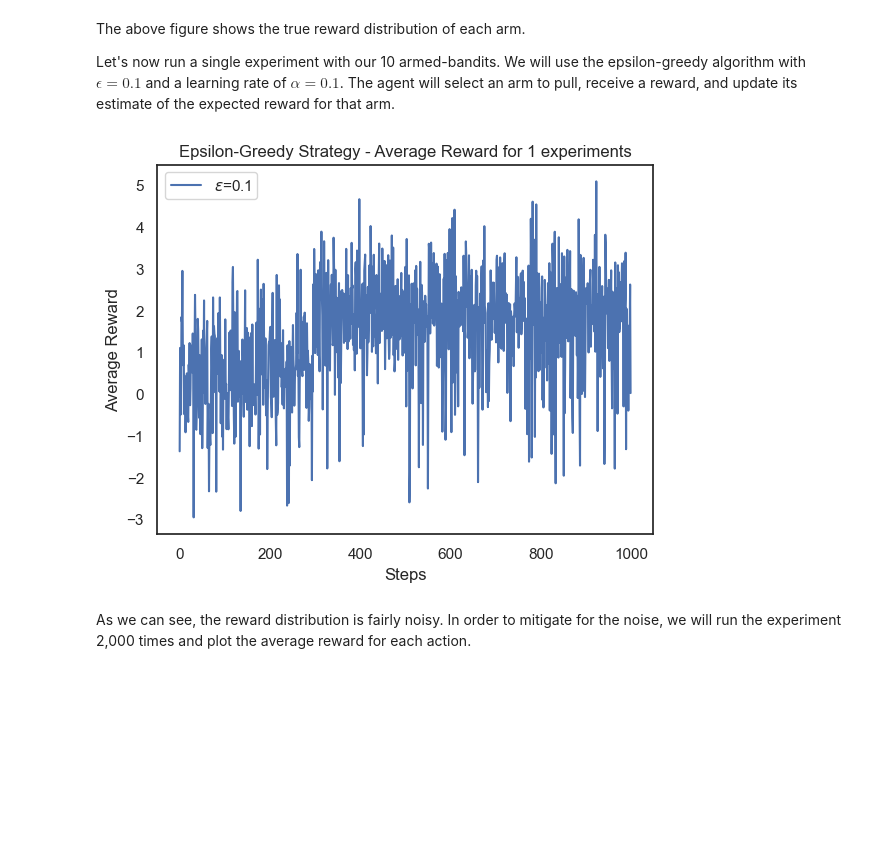
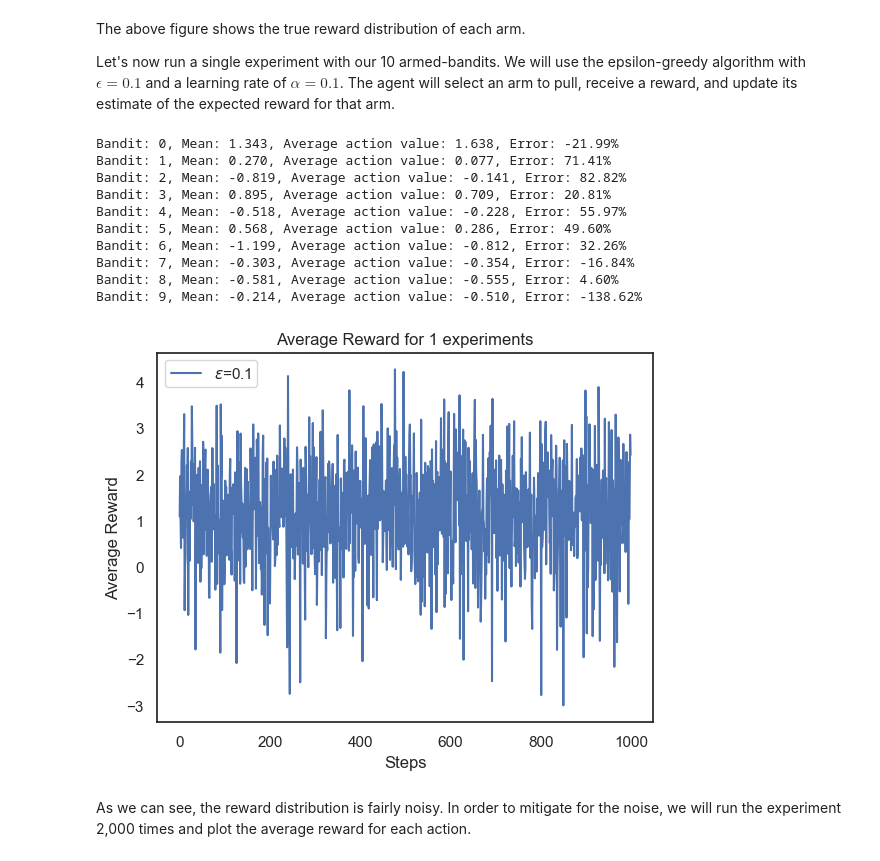
Before and after one commit to tdody/reinforcement_learning, a Jupyter notebook: k_armed_bandit/k_armed_bandit_experiment.ipynb, the cells around one changed output. Drawn from its saved outputs; the diff is of its cells as text; code cells hidden in the pictures; blank space fills up the shorter version.

```diff
--- a/k_armed_bandit/k_armed_bandit_experiment.ipynb
+++ b/k_armed_bandit/k_armed_bandit_experiment.ipynb
@@ -97,22 +97,36 @@ The above figure shows the true reward distribution of each arm.
 
 Let's now run a single experiment with our 10 armed-bandits. We will use the epsilon-greedy algorithm with $\epsilon = 0.1$ and a learning rate of $\alpha = 0.1$. The agent will select an arm to pull, receive a reward, and update its estimate of the expected reward for that arm.
 # %%
-from k_armed_bandit.bandits import run_experiments
+from k_armed_bandit.bandits import run_single_experiment
 
 # run a single experiment
-epsilons = [0.1]
-rewards = run_experiments(
+epsilon = 0.1
+rewards, bandits = run_single_experiment(
     k=10,
-    epsilons= [0.1],
+    epsilon= 0.1,
     n_actions=1_000,
-    n_experiments=1,
     optimist_initial_value = 0,
     learning_rate= 0.1,
 )
 
-plot_average_rewards(rewards)
+for i, bandit in enumerate(bandits):
+    error = (bandit.mu - bandit.q) / bandit.mu
+    print(f"Bandit: {i}, Mean: {bandit.mu:.3f}, Average action value: {bandit.q:.3f}, Error: {error:.2%}")
 # %% [output]
-[figure, removed]
+Bandit: 0, Mean: 1.343, Average action value: 1.638, Error: -21.99%
+Bandit: 1, Mean: 0.270, Average action value: 0.077, Error: 71.41%
+Bandit: 2, Mean: -0.819, Average action value: -0.141, Error: 82.82%
+Bandit: 3, Mean: 0.895, Average action value: 0.709, Error: 20.81%
+Bandit: 4, Mean: -0.518, Average action value: -0.228, Error: 55.97%
+Bandit: 5, Mean: 0.568, Average action value: 0.286, Error: 49.60%
+Bandit: 6, Mean: -1.199, Average action value: -0.812, Error: 32.26%
+Bandit: 7, Mean: -0.303, Average action value: -0.354, Error: -16.84%
+Bandit: 8, Mean: -0.581, Average action value: -0.555, Error: 4.60%
+Bandit: 9, Mean: -0.214, Average action value: -0.510, Error: -138.62%
+# %%
+plot_average_rewards({epsilon: rewards})
+# %% [output]
+[figure, added]
 # %% [markdown]
 As we can see, the reward distribution is fairly noisy. In order to mitigate for the noise, we will run the experiment 2,000 times and plot the average reward for each action.
 # %%
```
Also changed, not shown: parts of 4 cells of this notebook, 1 other file.
